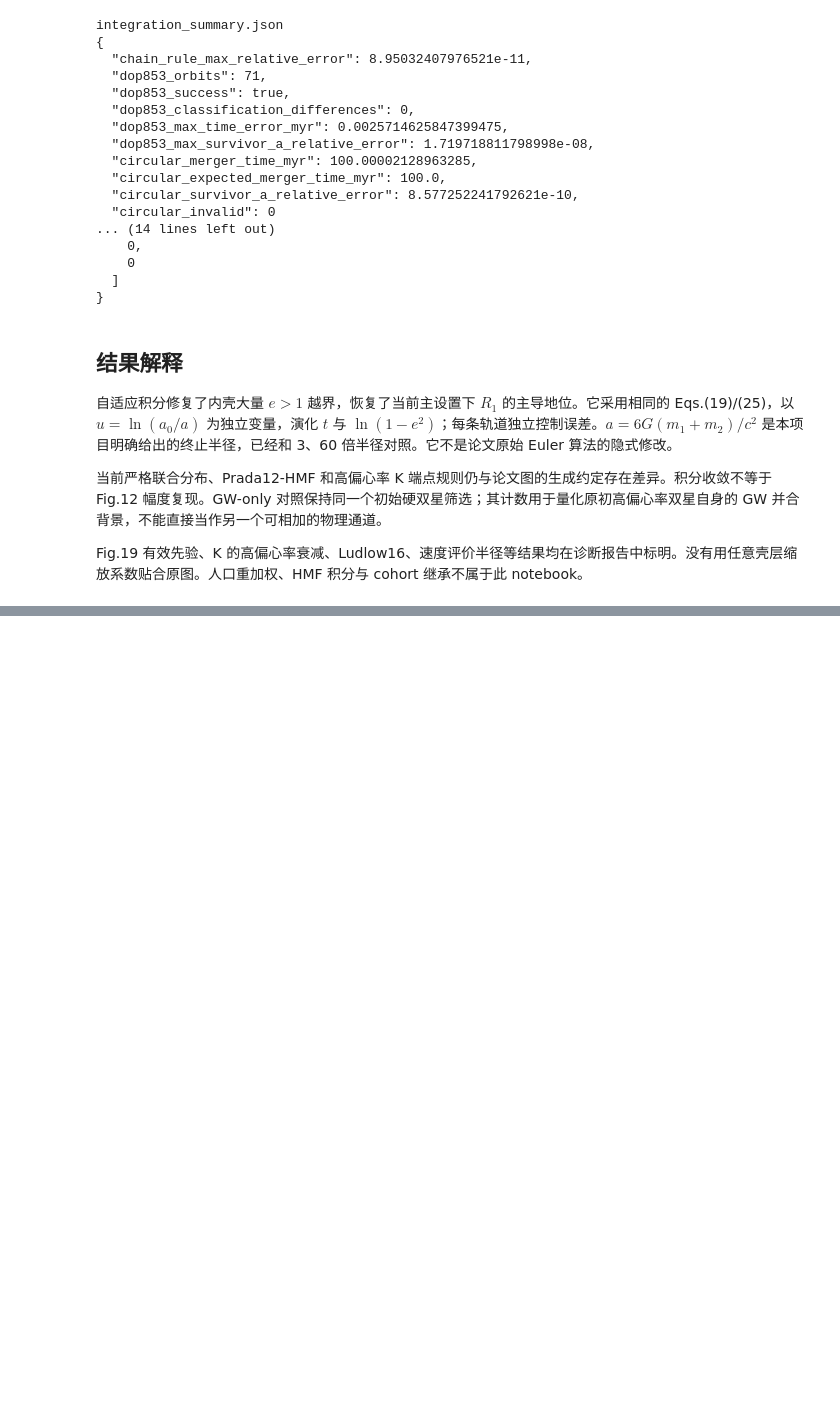
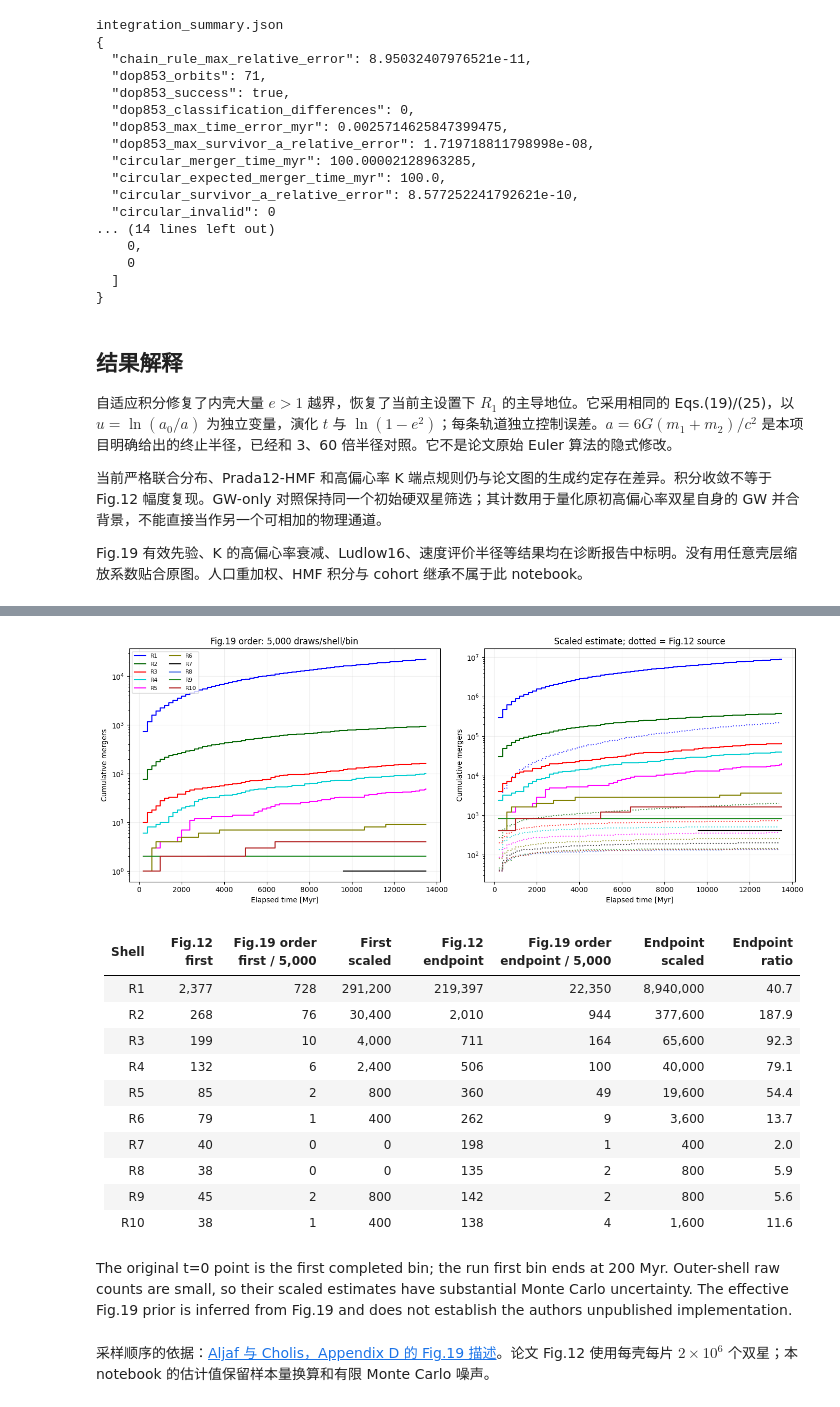
Before and after one commit to zehangstar/2-body-pbh-merger-channel-and-numerical-simulation-, a Jupyter notebook: notebooks/fig_12.ipynb, the cells around one changed output, grey strips where cells are left out. Cells and saved outputs as stored; diff of their text form; code cells hidden in the pictures; blank space fills up the shorter version.

```diff
--- a/notebooks/fig_12.ipynb
+++ b/notebooks/fig_12.ipynb
@@ -227,0 +314,60 @@ Fig.19 有效先验、K 的高偏心率衰减、Ludlow16、速度评价半径等
+# %%
+paper_scale = 2_000_000 / SAMPLES
+fig, axes = plt.subplots(1, 2, figsize=(14, 5.5))
+for i, color in enumerate(colors):
+    raw = paper_data['cumulative'][:, i]
+    axes[0].step(paper_data['time'], np.where(raw > 0, raw, np.nan),
+                 where='post', color=color, label=f'R{i+1}')
+    axes[1].step(paper_data['time'], np.where(raw > 0, raw * paper_scale, np.nan),
+                 where='post', color=color)
+    axes[1].step(reference['t_completed_if_first_bin_at_zero_myr'],
+                 reference[f'R{i+1}'], where='post',
+                 color=color, linestyle=':', alpha=0.7)
+for ax in axes:
+    ax.set_yscale('log')
+    ax.set_xlabel('Elapsed time [Myr]')
+    ax.set_ylabel('Cumulative mergers')
+    ax.grid(alpha=0.2)
+axes[0].set_title(f'Fig.19 order: {SAMPLES:,} draws/shell/bin')
+axes[0].legend(ncol=2, fontsize=8)
+axes[1].set_title('Scaled estimate; dotted = Fig.12 source')
+fig.tight_layout()
+fig.savefig(OUTPUT / 'fig12_paper_order_notebook.png', dpi=180)
+plt.show()
+
+np.savetxt(OUTPUT / 'fig12_paper_order_notebook_cumulative.csv',
+           np.column_stack((paper_data['time'], paper_data['redshift'], paper_data['cumulative'])),
+           delimiter=',', header='t_myr,z,' + ','.join(f'R{i}' for i in range(1, 11)), comments='')
+
+paper_lines = [
+    '| Shell | Fig.12 first | Fig.19 order first / 5,000 | First scaled | Fig.12 endpoint | Fig.19 order endpoint / 5,000 | Endpoint scaled | Endpoint ratio |',
+    '|---|---:|---:|---:|---:|---:|---:|---:|',
+]
+for i in range(10):
+    source_first = int(np.rint(reference[f'R{i+1}'][0]))
+    source_end = int(np.rint(reference[f'R{i+1}'][-1]))
+    first = int(paper_data['merged'][0, i])
+    end = int(paper_data['cumulative'][-1, i])
+    paper_lines.append(
+        f'| R{i+1} | {source_first:,} | {first:,} | {first*paper_scale:,.0f} | '
+        f'{source_end:,} | {end:,} | {end*paper_scale:,.0f} | {end*paper_scale/source_end:,.1f} |'
+    )
+display(Markdown('\n'.join(paper_lines)))
+display(Markdown('The original t=0 point is the first completed bin; the run first bin ends at 200 Myr. Outer-shell raw counts are small, so their scaled estimates have substantial Monte Carlo uncertainty. The effective Fig.19 prior is inferred from Fig.19 and does not establish the authors unpublished implementation.'))
+# %% [output]
+[figure, added]
+| Shell | Fig.12 first | Fig.19 order first / 5,000 | First scaled | Fig.12 endpoint | Fig.19 order endpoint / 5,000 | Endpoint scaled | Endpoint ratio |
+|---|---:|---:|---:|---:|---:|---:|---:|
+| R1 | 2,377 | 728 | 291,200 | 219,397 | 22,350 | 8,940,000 | 40.7 |
+| R2 | 268 | 76 | 30,400 | 2,010 | 944 | 377,600 | 187.9 |
+| R3 | 199 | 10 | 4,000 | 711 | 164 | 65,600 | 92.3 |
+| R4 | 132 | 6 | 2,400 | 506 | 100 | 40,000 | 79.1 |
+| R5 | 85 | 2 | 800 | 360 | 49 | 19,600 | 54.4 |
+| R6 | 79 | 1 | 400 | 262 | 9 | 3,600 | 13.7 |
+| R7 | 40 | 0 | 0 | 198 | 1 | 400 | 2.0 |
+| R8 | 38 | 0 | 0 | 135 | 2 | 800 | 5.9 |
+| R9 | 45 | 2 | 800 | 142 | 2 | 800 | 5.6 |
+| R10 | 38 | 1 | 400 | 138 | 4 | 1,600 | 11.6 |
+The original t=0 point is the first completed bin; the run first bin ends at 200 Myr. Outer-shell raw counts are small, so their scaled estimates have substantial Monte Carlo uncertainty. The effective Fig.19 prior is inferred from Fig.19 and does not establish the authors unpublished implementation.
+# %% [markdown]
+采样顺序的依据：[Aljaf 与 Cholis，Appendix D 的 Fig.19 描述](https://arxiv.org/html/2408.06515)。论文 Fig.12 使用每壳每片 $2\times10^6$ 个双星；本 notebook 的估计值保留样本量换算和有限 Monte Carlo 噪声。
```
Also changed, not shown: parts of 4 cells of this notebook, 48 other files.
